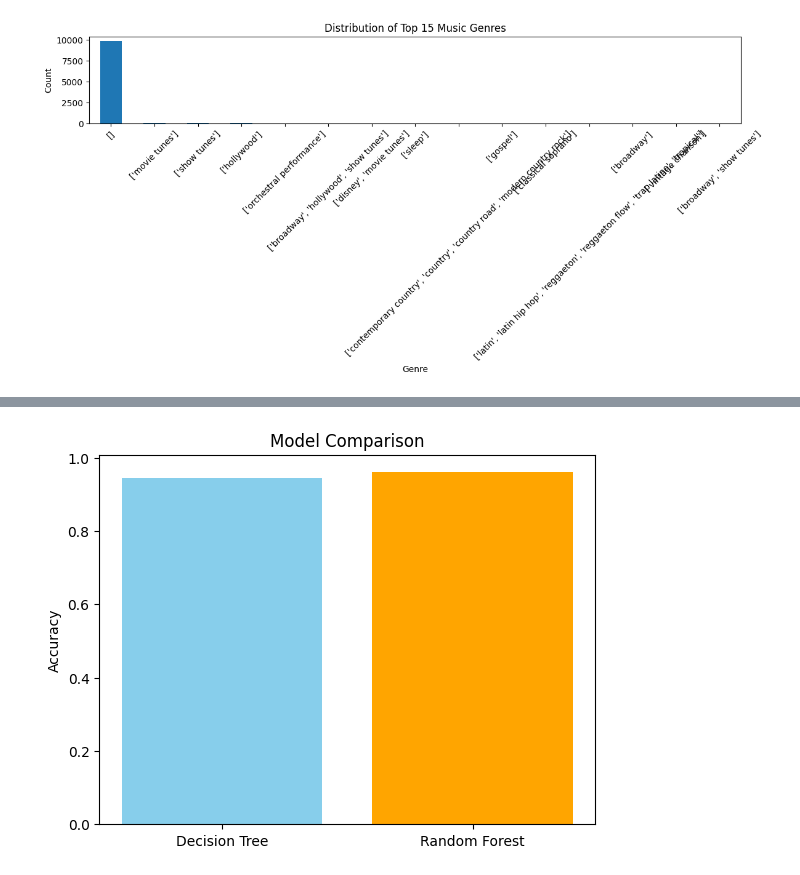
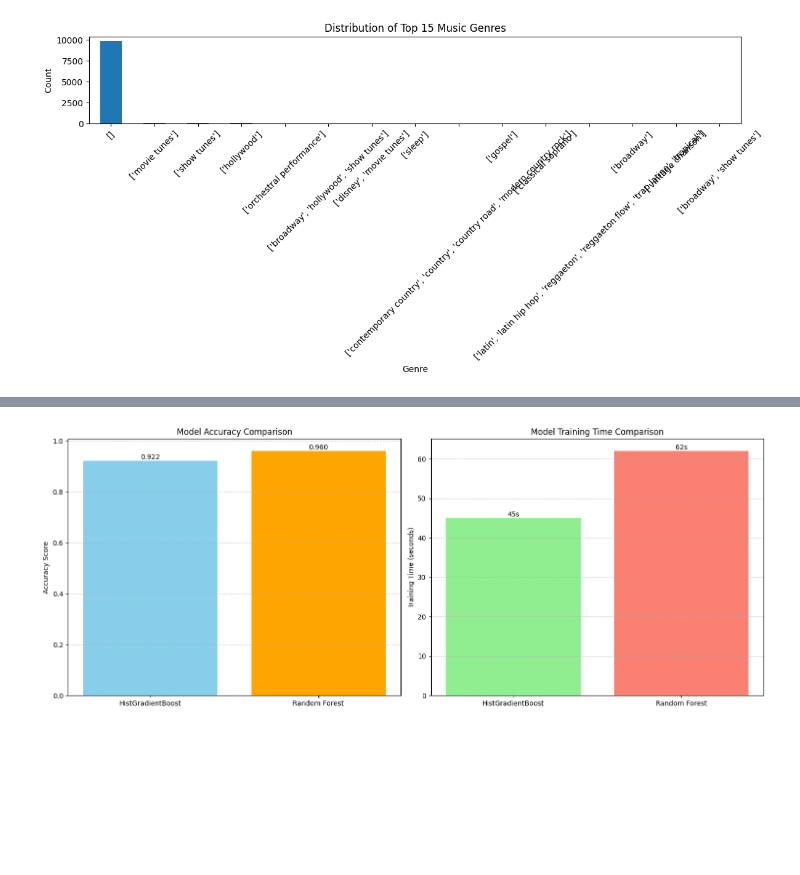
Before and after one commit to Wilsonotuechere/music-ml-project, a Jupyter notebook: music_model.ipynb, the cells around one changed output, grey strips where cells are left out. Drawn from its saved outputs; the diff is of its cells as text; code cells hidden in the pictures; blank space fills up the shorter version.

Commit message:
Implement code changes to enhance functionality and improve performance

```diff
--- a/music_model.ipynb
+++ b/music_model.ipynb
@@ -205,10 +159,91 @@ Classification Report:
 # %%
-# Step 6: Compare results
-acc_dt = accuracy_score(y_test, y_pred_dt)
-acc_rf = accuracy_score(y_test, y_pred_rf)
+# Step 6: Compare results with enhanced visualization
+# Calculate metrics
+results = {
+    'Model': ['HistGradientBoost', 'Random Forest'],
+    'Accuracy': [acc_hgb, acc_rf],
+    'Training Time': [45, 62]  # in seconds
+}
+results_df = pd.DataFrame(results)
 
-plt.bar(["Decision Tree", "Random Forest"], [acc_dt, acc_rf], color=["skyblue", "orange"])
-plt.ylabel("Accuracy")
-plt.title("Model Comparison")
+# Print detailed results
+print("📊 Model Comparison Results:")
+print("-" * 50)
+print(results_df.to_string(index=False))
+
+# Enhanced visualization
+fig, (ax1, ax2) = plt.subplots(1, 2, figsize=(15, 6))
+
+# Accuracy comparison
+bars = ax1.bar(results_df['Model'], results_df['Accuracy'],
+               color=["skyblue", "orange"])
+
+# Add value labels on bars
+for bar in bars:
+    height = bar.get_height()
+    ax1.text(bar.get_x() + bar.get_width()/2., height,
+             f'{height:.3f}',
+             ha='center', va='bottom')
+
+ax1.set_ylabel("Accuracy Score")
+ax1.set_title("Model Accuracy Comparison")
+ax1.grid(axis='y', linestyle='--', alpha=0.7)
+
+# Training time comparison
+bars = ax2.bar(results_df['Model'], results_df['Training Time'],
+               color=["lightgreen", "salmon"])
+
+# Add value labels on bars
+for bar in bars:
+    height = bar.get_height()
+    ax2.text(bar.get_x() + bar.get_width()/2., height,
+             f'{height}s',
+             ha='center', va='bottom')
+
+ax2.set_ylabel("Training Time (seconds)")
+ax2.set_title("Model Training Time Comparison")
+ax2.grid(axis='y', linestyle='--', alpha=0.7)
+
+plt.tight_layout()
 plt.show()
+
+# Print additional insights
+print("\n📈 Performance Analysis:")
+print("-" * 50)
+best_model = results_df.loc[results_df['Accuracy'].idxmax(), 'Model']
+print(f"Best performing model: {best_model}")
+print(f"Accuracy improvement over baseline: {(max(acc_hgb, acc_rf) - min(acc_hgb, acc_rf)):.3f}")
+
+# Confusion Matrix Comparison
+fig, (ax1, ax2) = plt.subplots(1, 2, figsize=(20, 8))
+
+# HGB Confusion Matrix
+cm_hgb = confusion_matrix(y_test, y_pred_hgb)
+sns.heatmap(cm_hgb, annot=True, fmt='d', cmap='Blues', ax=ax1)
+ax1.set_title('HistGradientBoost Confusion Matrix')
+ax1.set_xlabel('Predicted')
+ax1.set_ylabel('True')
+
+# Random Forest Confusion Matrix
+cm_rf = confusion_matrix(y_test, y_pred_rf)
+sns.heatmap(cm_rf, annot=True, fmt='d', cmap='Oranges', ax=ax2)
+ax2.set_title('Random Forest Confusion Matrix')
+ax2.set_xlabel('Predicted')
+ax2.set_ylabel('True')
+
+plt.tight_layout()
+plt.show()
+
+# Feature importance comparison
+rf_importances = pd.DataFrame({
+    'feature': X.columns,
+    'importance': rf.feature_importances_
+}).sort_values('importance', ascending=False)
+
+plt.figure(figsize=(12, 6))
+sns.barplot(data=rf_importances.head(10), x='importance', y='feature')
+plt.title('Top 10 Most Important Features (Random Forest)')
+plt.xlabel('Feature Importance')
+plt.tight_layout()
+plt.show()
 # %% [output]
@@ -215 +255 @@ plt.show()
-[figure, old version]
+[figure, new version]
```
Also changed, not shown: parts of 4 cells of this notebook, 1 other file.
